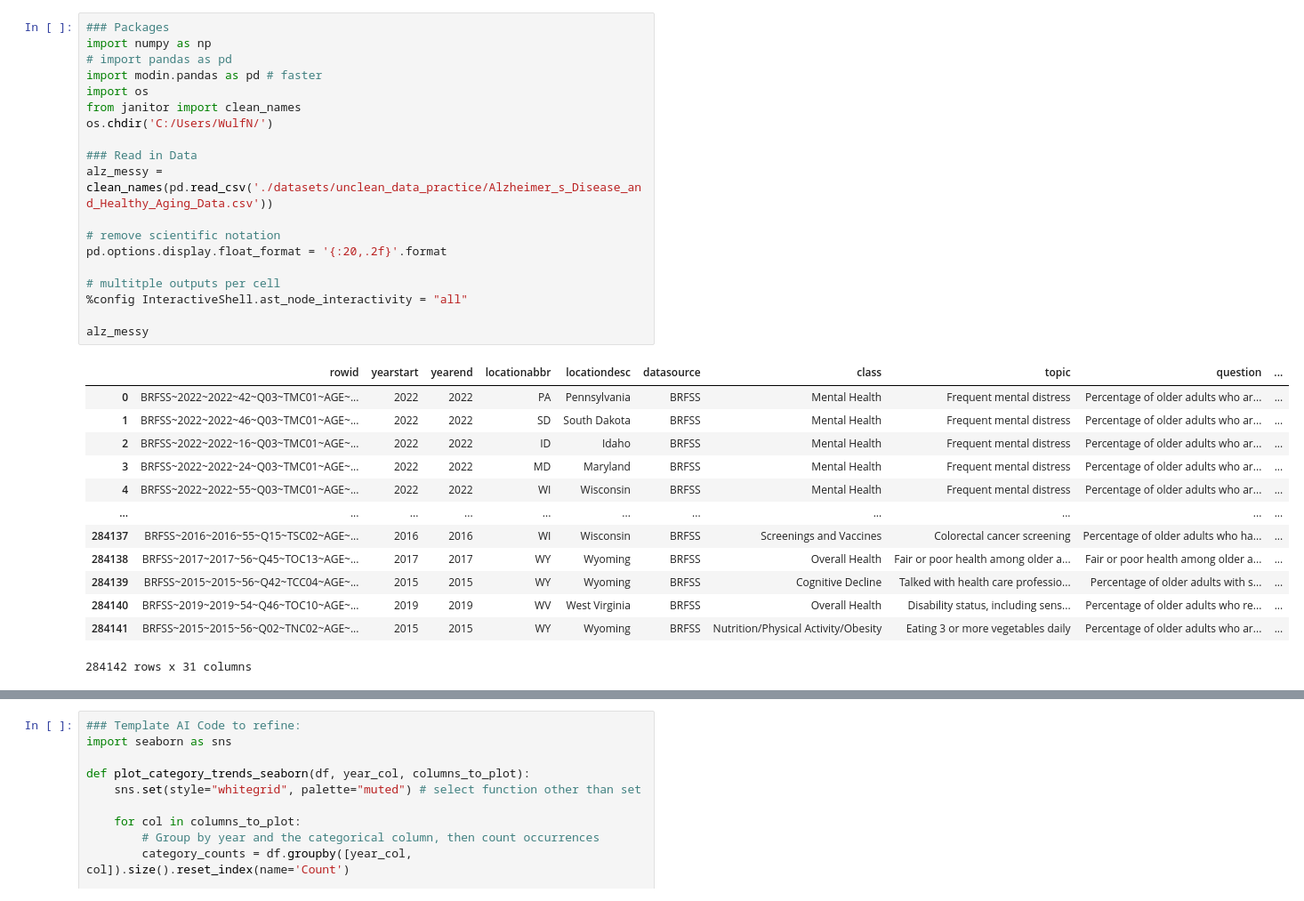
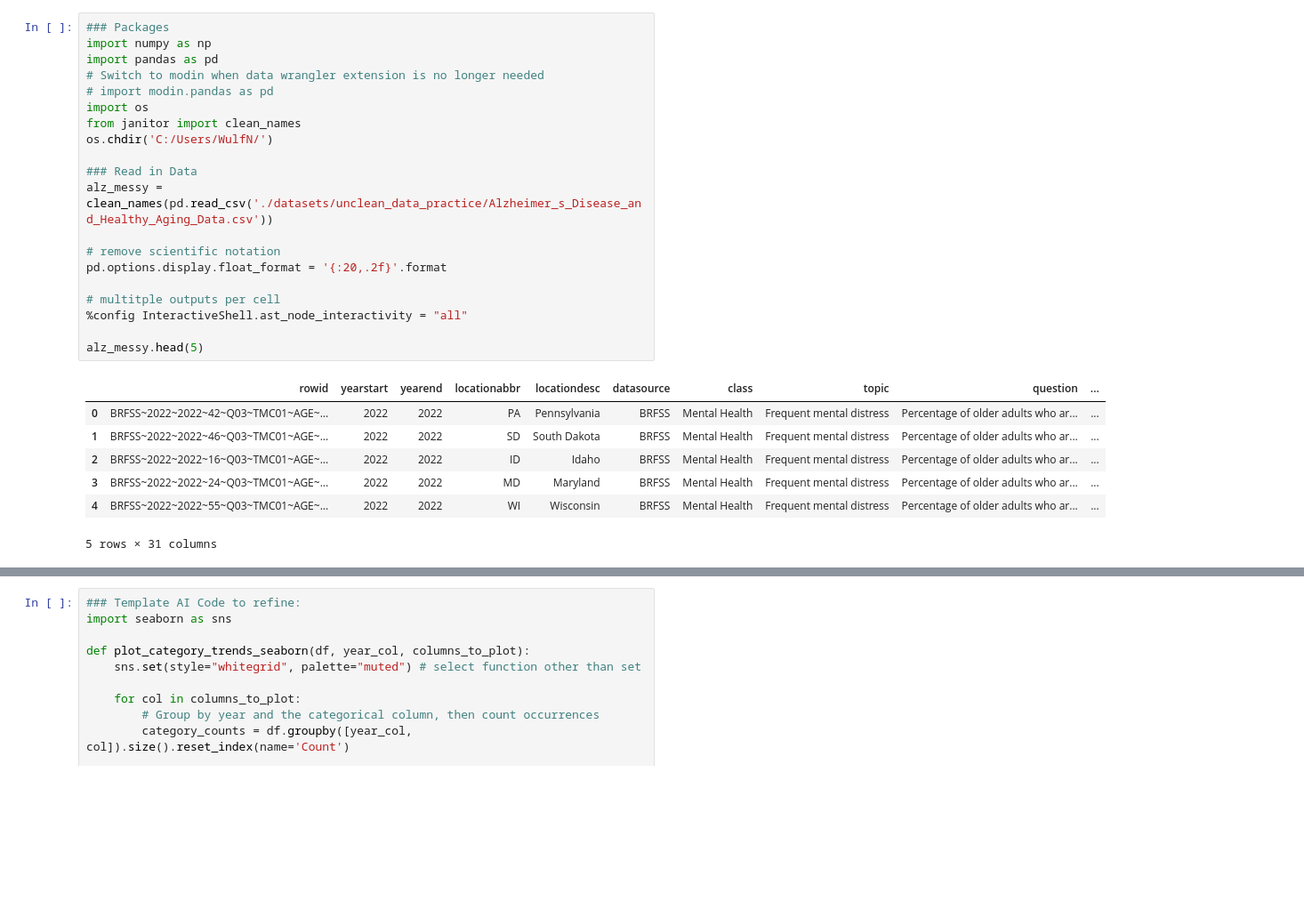
Before and after one commit to WulfNovak/python_data_cleaning, a Jupyter notebook: alz_health_data_clean.ipynb, the cells around one changed output, grey strips where cells are left out. Shown at 89% size. Drawn from its saved outputs; the diff is of its cells as text; blank space fills up the shorter version.

```diff
--- a/alz_health_data_clean.ipynb
+++ b/alz_health_data_clean.ipynb
@@ -13,36 +24,31 @@ Dataset:
 # %%
 ### Packages
 import numpy as np
-# import pandas as pd
-import modin.pandas as pd # faster
+import pandas as pd
+# Switch to modin when data wrangler extension is no longer needed
+# import modin.pandas as pd
 import os
 from janitor import clean_names
 os.chdir('C:/Users/WulfN/')
 
 ### Read in Data
 alz_messy = clean_names(pd.read_csv('./datasets/unclean_data_practice/Alzheimer_s_Disease_and_Healthy_Aging_Data.csv'))
 
 # remove scientific notation
 pd.options.display.float_format = '{:20,.2f}'.format
 
 # multitple outputs per cell
 %config InteractiveShell.ast_node_interactivity = "all"
 
-alz_messy
+alz_messy.head(5)
 # %% [output]
 |  | rowid | yearstart | yearend | locationabbr | locationdesc | datasource | class | topic | question | ... |
 | 0 | BRFSS~2022~2022~42~Q03~TMC01~AGE~... | 2022 | 2022 | PA | Pennsylvania | BRFSS | Mental Health | Frequent mental distress | Percentage of older adults who ar... | ... |
 | 1 | BRFSS~2022~2022~46~Q03~TMC01~AGE~... | 2022 | 2022 | SD | South Dakota | BRFSS | Mental Health | Frequent mental distress | Percentage of older adults who ar... | ... |
 | 2 | BRFSS~2022~2022~16~Q03~TMC01~AGE~... | 2022 | 2022 | ID | Idaho | BRFSS | Mental Health | Frequent mental distress | Percentage of older adults who ar... | ... |
 | 3 | BRFSS~2022~2022~24~Q03~TMC01~AGE~... | 2022 | 2022 | MD | Maryland | BRFSS | Mental Health | Frequent mental distress | Percentage of older adults who ar... | ... |
 | 4 | BRFSS~2022~2022~55~Q03~TMC01~AGE~... | 2022 | 2022 | WI | Wisconsin | BRFSS | Mental Health | Frequent mental distress | Percentage of older adults who ar... | ... |
-| ... | ... | ... | ... | ... | ... | ... | ... | ... | ... | ... |
-| 284137 | BRFSS~2016~2016~55~Q15~TSC02~AGE~... | 2016 | 2016 | WI | Wisconsin | BRFSS | Screenings and Vaccines | Colorectal cancer screening | Percentage of older adults who ha... | ... |
-| 284138 | BRFSS~2017~2017~56~Q45~TOC13~AGE~... | 2017 | 2017 | WY | Wyoming | BRFSS | Overall Health | Fair or poor health among older a... | Fair or poor health among older a... | ... |
-| 284139 | BRFSS~2015~2015~56~Q42~TCC04~AGE~... | 2015 | 2015 | WY | Wyoming | BRFSS | Cognitive Decline | Talked with health care professio... | Percentage of older adults with s... | ... |
-| 284140 | BRFSS~2019~2019~54~Q46~TOC10~AGE~... | 2019 | 2019 | WV | West Virginia | BRFSS | Overall Health | Disability status, including sens... | Percentage of older adults who re... | ... |
-| 284141 | BRFSS~2015~2015~56~Q02~TNC02~AGE~... | 2015 | 2015 | WY | Wyoming | BRFSS | Nutrition/Physical Activity/Obesity | Eating 3 or more vegetables daily | Percentage of older adults who ar... | ... |
-284142 rows x 31 columns
+5 rows × 31 columns
 # %%
 alz_messy.info()
 # %% [output]
```
Also changed, not shown: parts of 15 cells of this notebook.
